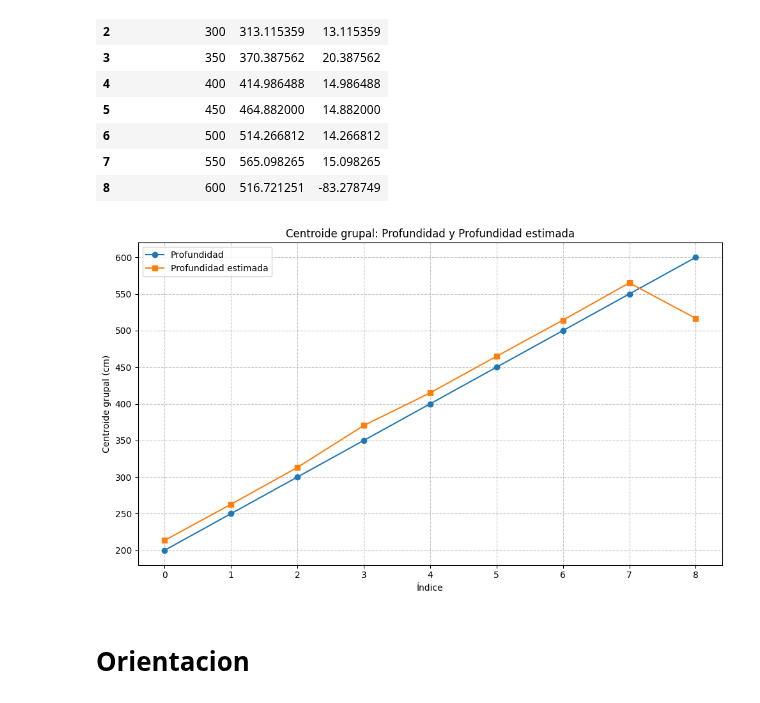
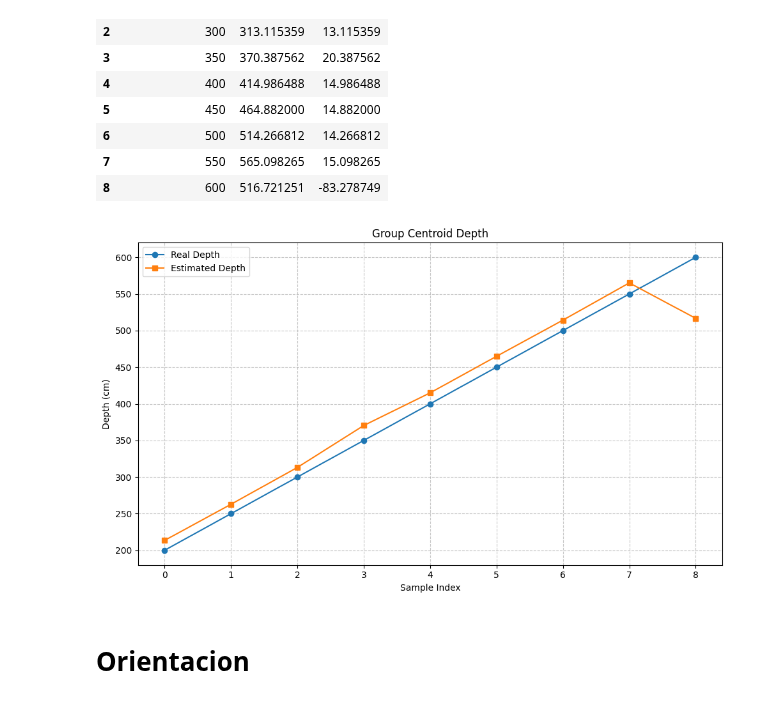
Before and after one commit to stevenaraujo98/integracion_pcl, a Jupyter notebook: get_res.ipynb, the cells around one changed output. Cells and saved outputs as stored; diff of their text form; code cells hidden in the pictures.

```diff
--- a/get_res.ipynb
+++ b/get_res.ipynb
@@ -424,27 +428,27 @@ df_centroides_grupal
 # %%
 # Crear la figura y los ejes
 fig, ax = plt.subplots(figsize=(10, 6))
 
 # Graficar ambas líneas
-ax.plot(df_centroides_grupal.index, df_centroides_grupal["centroide_grupal"].astype(int), label='Profundidad', marker='o')
-ax.plot(df_centroides_grupal.index, df_centroides_grupal["respuesta"], label='Profundidad estimada', marker='s')
+ax.plot(df_centroides_grupal.index, df_centroides_grupal["centroide_grupal"].astype(int), label='Real Depth', marker='o')
+ax.plot(df_centroides_grupal.index, df_centroides_grupal["respuesta"], label='Estimated Depth', marker='s')
 
 # Configurar el título y las etiquetas de los ejes
-ax.set_title('Centroide grupal: Profundidad y Profundidad estimada')
-ax.set_xlabel('Índice')
-ax.set_ylabel('Centroide grupal (cm)')
+ax.set_title('Group Centroid Depth')
+ax.set_xlabel('Sample Index')
+ax.set_ylabel('Depth (cm)')
 
 # Añadir una leyenda
 ax.legend()
 
 # Añadir una cuadrícula para mejor lectura
 ax.grid(True, linestyle='--', alpha=0.7)
 
 # Ajustar el diseño y mostrar la gráfica
 plt.tight_layout()
 plt.show()
 # %% [output]
-[figure, old version]
+[figure, new version]
 # %% [markdown]
 # Orientacion
 # %%
```
Also changed, not shown: parts of 9 cells of this notebook, 2 other files.
